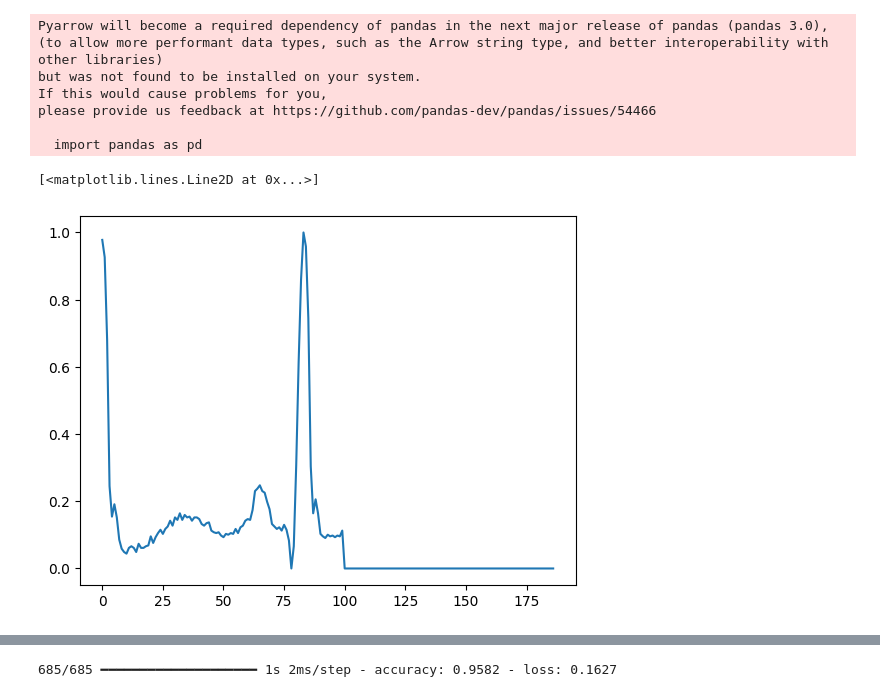
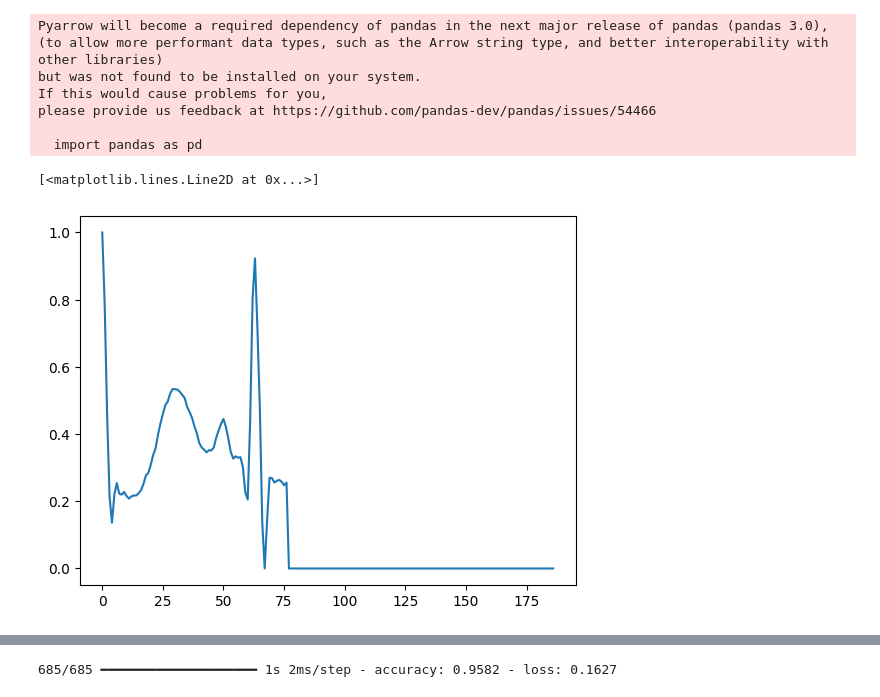
Before and after one commit to tinh2406/server_iot, a Jupyter notebook: train.ipynb, the cells around one changed output, grey strips where cells are left out. Saved outputs shown, nothing was run; the diff lists cells and outputs as text; code cells hidden in the pictures.

```diff
--- a/train.ipynb
+++ b/train.ipynb
@@ -21,10 +21,10 @@ X_test = X_test.reshape((X_test.shape[0], X_test.shape[1], 1))
 # %%
 import matplotlib.pyplot as plt
 
-plt.plot(X_train[0])
+plt.plot(X_train[100])
 # %% [output]
 [<matplotlib.lines.Line2D at 0x...>]
-[figure, old version]
+[figure, new version]
 # %%
 from tensorflow import keras
 load_model = keras.models.load_model(f'/my_model.keras')
```
Also changed, not shown: parts of 8 cells of this notebook, 3 other files.
